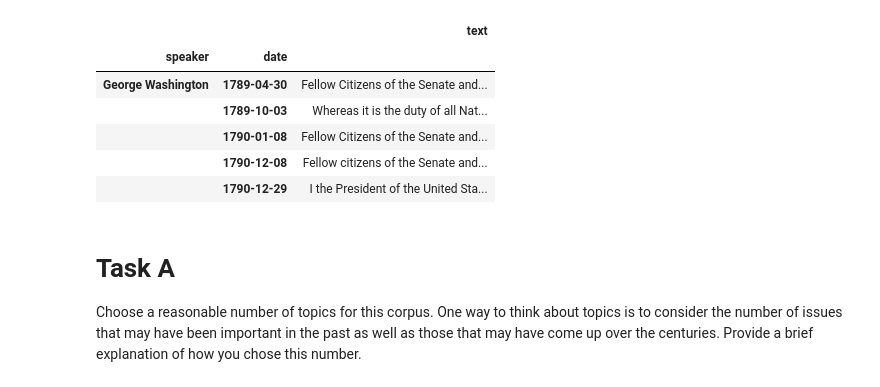
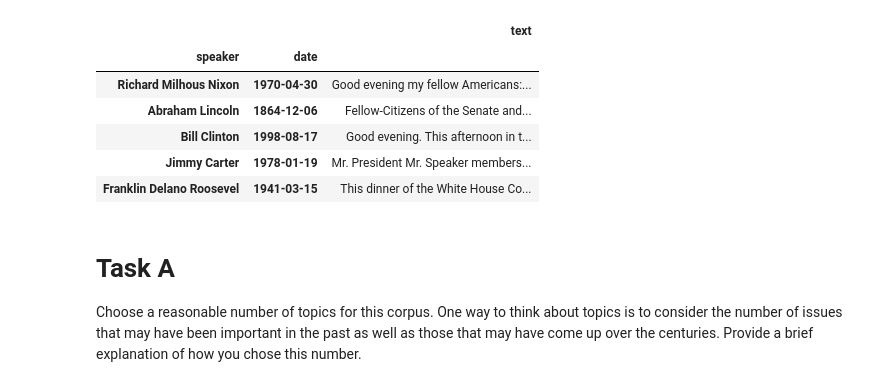
Before and after one commit to JakeTheWise/socialitics, a Jupyter notebook: proj2/jake.ipynb, the cells around one changed output. Saved outputs shown, nothing was run; the diff lists cells and outputs as text; code cells hidden in the pictures.

```diff
--- a/proj2/jake.ipynb
+++ b/proj2/jake.ipynb
@@ -1,21 +1,21 @@
 # %%
 import glob, pandas as pd
 data = [{
-  'date': pd.to_datetime(filename.split(' ')[0].lstrip('speeches/').lstrip("\\")),
+  'date': pd.to_datetime(filename.split(' ')[0].lstrip('speeches/')),
   'speaker': filename.rstrip('.txt').split(' ', 1)[1],
-  'text': open(filename, 'r').readline()
+  'text': open(filename, 'rb').readline().decode('cp1252')
 } for filename in glob.glob('speeches/*.txt')]
 speeches = pd.DataFrame(data)
 speeches = speeches.set_index(['speaker', 'date'])
 speeches.head()
 # %% [output]
 |  |  | text |
 | speaker | date |  |
-| George Washington | 1789-04-30 | Fellow Citizens of the Senate and... |
-|  | 1789-10-03 | Whereas it is the duty of all Nat... |
-|  | 1790-01-08 | Fellow Citizens of the Senate and... |
-|  | 1790-12-08 | Fellow citizens of the Senate and... |
-|  | 1790-12-29 | I the President of the United Sta... |
+| Richard Milhous Nixon | 1970-04-30 | Good evening my fellow Americans:... |
+| Abraham Lincoln | 1864-12-06 | Fellow-Citizens of the Senate and... |
+| Bill Clinton | 1998-08-17 | Good evening. This afternoon in t... |
+| Jimmy Carter | 1978-01-19 | Mr. President Mr. Speaker members... |
+| Franklin Delano Roosevel | 1941-03-15 | This dinner of the White House Co... |
 # %% [markdown]
 # Task A
 Choose a reasonable number of topics for this corpus. One way to think about topics is to consider the number of issues that may have been important in the past as well as those that may have come up over the centuries. Provide a brief explanation of how you chose this number.
```
Also changed, not shown: parts of 5 cells of this notebook.
